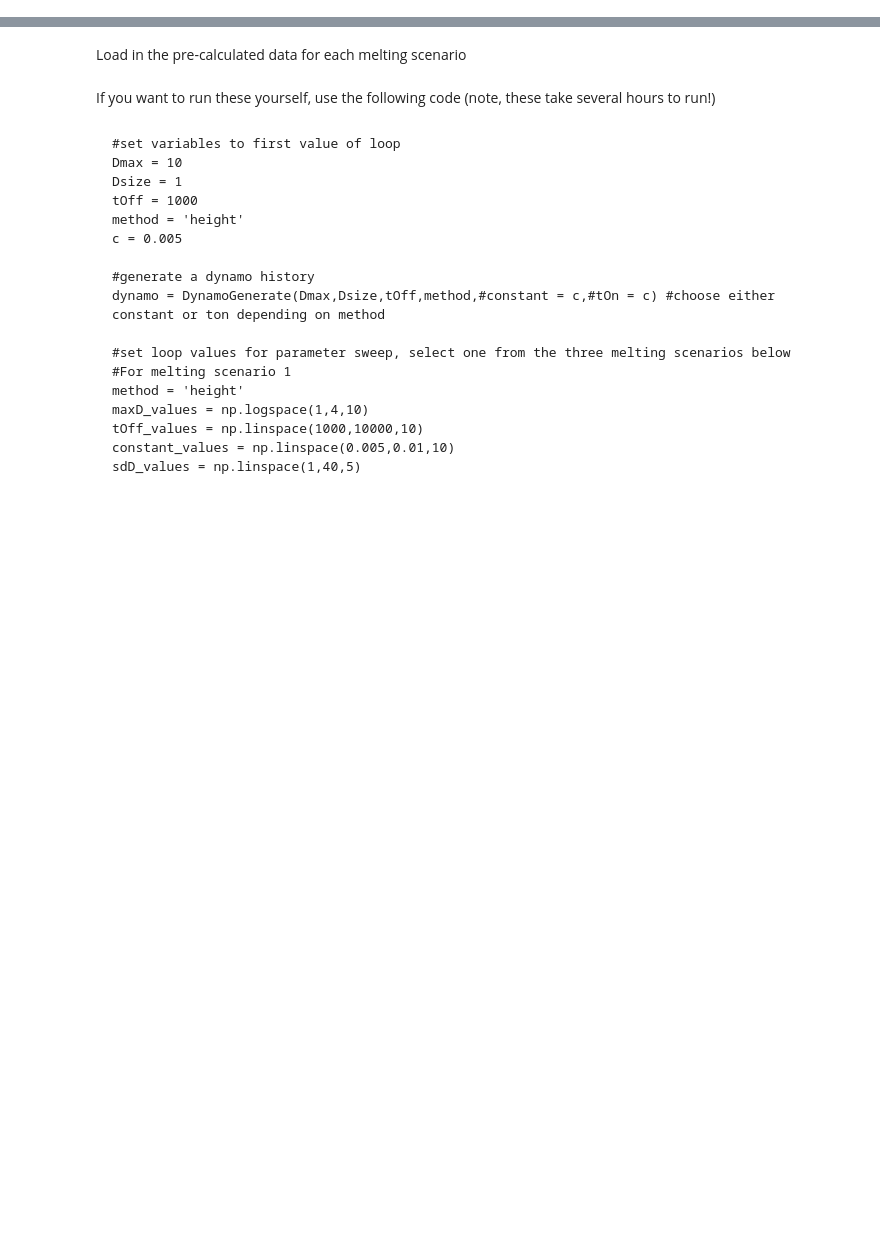
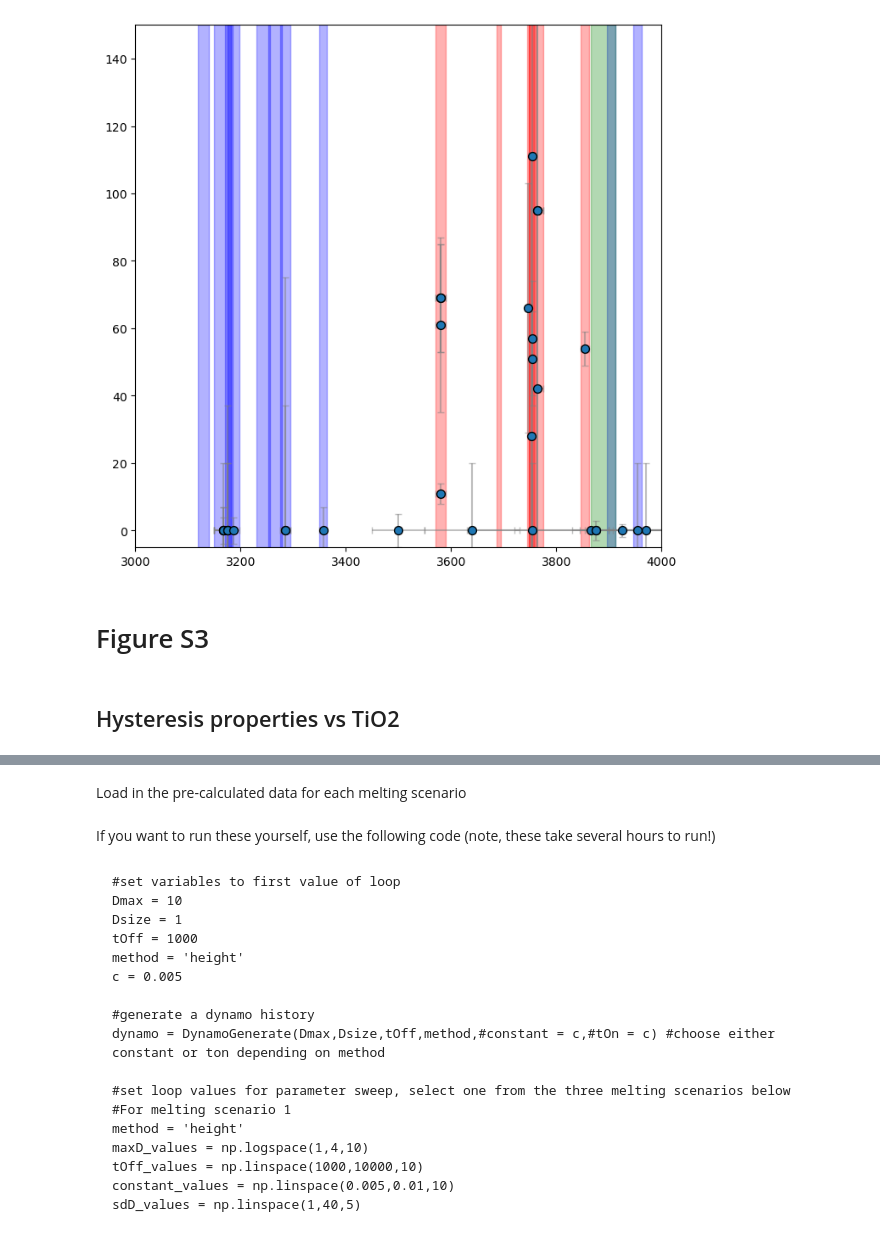
Before and after one commit to TinySpaceMagnet/LunarDynamo, a Jupyter notebook: Supplementary_Figures.ipynb, the cells around one changed output, grey strips where cells are left out. Drawn from its saved outputs; the diff is of its cells as text; code cells hidden in the pictures; blank space fills up the shorter version.

```diff
--- a/Supplementary_Figures.ipynb
+++ b/Supplementary_Figures.ipynb
@@ -64,0 +95,62 @@ plt.show()
+# %%
+#Load the paleointensity record data
+volcanism_df = pd.read_csv("lunar_volcanism_Snape2019.csv")
+# %%
+# Example volcanism data
+volcanism_age = volcanism_df['Age']  # ages
+volcanism_age_SD = volcanism_df['AgeSD']  # age standard deviations
+volcanism_type = volcanism_df['Type']  # type variable (string)
+
+# Define a color mapping for each type
+color_mapping = {
+    'highTi': 'red',
+    'lowTi': 'blue',
+    'KREEP': 'green',
+}
+
+# Paleointensity data
+TiO_values = pint_record_df['TiO2']  # x-axis data
+Pint_values = pint_record_df['Pint']  # y-axis data
+PintSD_values = pint_record_df['PintSD']  # vertical error bars (standard deviations)
+Age_values = pint_record_df['Age']
+AgeSD_values = pint_record_df['AgeSD']
+
+# Create a figure and an axis
+fig, ax1 = plt.subplots(figsize=(8, 8))
+
+# Plot the shaded boxes for the volcanism data
+for age, ageSD, vtype in zip(volcanism_age, volcanism_age_SD, volcanism_type):
+    color = color_mapping.get(vtype, 'gray')  # Default to gray if type is not in the mapping
+    ax1.axvspan(age - ageSD, age + ageSD, color=color, alpha=0.3, zorder=1)
+
+# Plot the error bars for the paleointensity dataset
+ax1.errorbar(Age_values,
+             Pint_values,
+             xerr=AgeSD_values,
+             yerr=PintSD_values,
+             fmt='none',
+             ecolor='gray',
+             capsize=3,
+             alpha=0.5,
+             zorder=2)
+
+# Plot the scatter points on top of the error bars
+scatter = ax1.scatter(Age_values,
+                      Pint_values,
+                      s=50,
+                      edgecolors='black',
+                      alpha=1,
+                      zorder=3)  # Highest zorder to ensure it is on top
+
+# Set limits and labels
+ax1.set_xlim(3000, 4000)
+ax1.set_ylim(-5, 150)
+
+# Show the plot
+plt.show()
+# %% [output]
+[figure, added]
+# %% [markdown]
+# Figure S3
+# %% [markdown]
+##  Hysteresis properties vs TiO2
```
Also changed, not shown: parts of 64 cells of this notebook.
